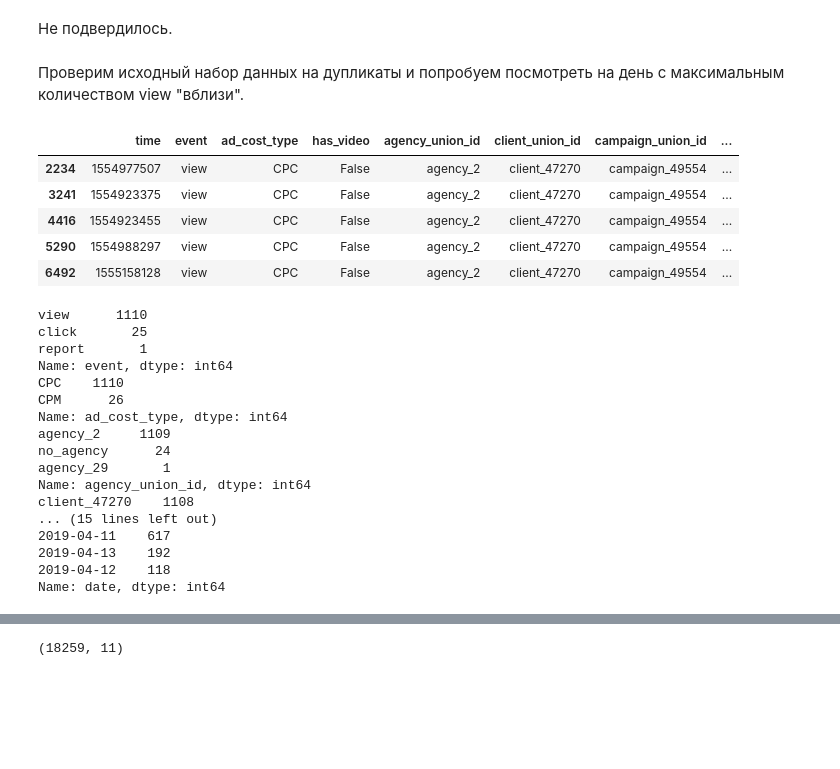
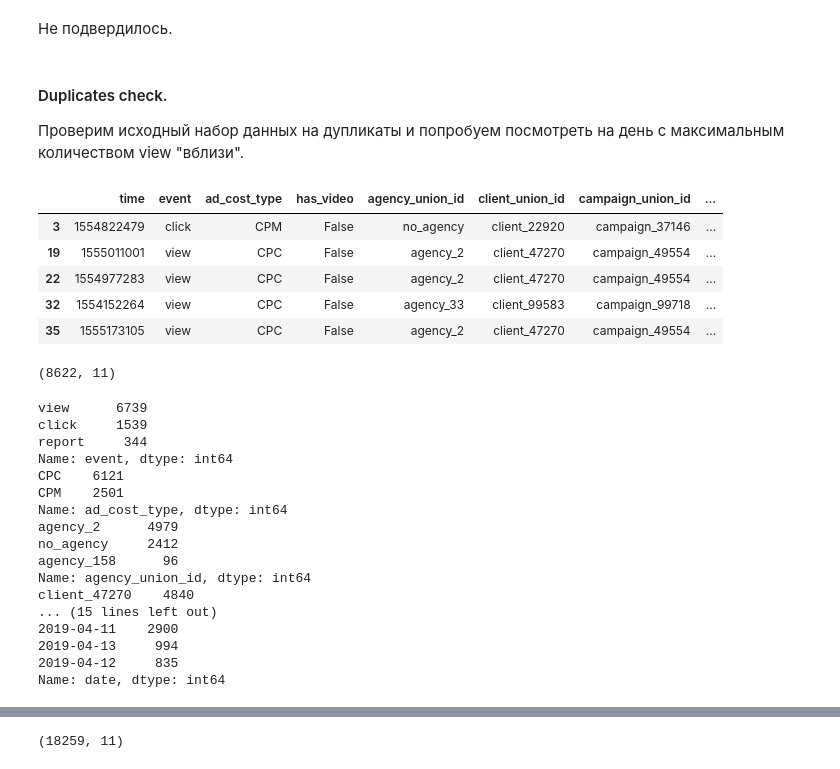
Before and after one commit to Espad/vk_analytics, a Jupyter notebook: vk_adv_analyse.ipynb, the cells around one changed output, grey strips where cells are left out. Cells and saved outputs as stored; diff of their text form; code cells hidden in the pictures; blank space fills up the shorter version.

```diff
--- a/vk_adv_analyse.ipynb
+++ b/vk_adv_analyse.ipynb
@@ -390,15 +377,16 @@ df[(df.date == '2019-04-11') & (df.event == 'view')][['event', 'ad_cost_type']].
 # %% [markdown]
 Не подвердилось.
 # %% [markdown]
+#### Duplicates check.
 Проверим исходный набор данных на дупликаты и попробуем посмотреть на день c максимальным количеством view "вблизи".
 # %%
 # duplicates
-df_duplicates = df[df.duplicated()]
+df_duplicates = df[df.duplicated(subset = ['time','platform'], keep = False)]
 df_duplicates.head()
 # %% [output]
 |  | time | event | ad_cost_type | has_video | agency_union_id | client_union_id | campaign_union_id | ... |
-| 2234 | 1554977507 | view | CPC | False | agency_2 | client_47270 | campaign_49554 | ... |
-| 3241 | 1554923375 | view | CPC | False | agency_2 | client_47270 | campaign_49554 | ... |
-| 4416 | 1554923455 | view | CPC | False | agency_2 | client_47270 | campaign_49554 | ... |
-| 5290 | 1554988297 | view | CPC | False | agency_2 | client_47270 | campaign_49554 | ... |
-| 6492 | 1555158128 | view | CPC | False | agency_2 | client_47270 | campaign_49554 | ... |
+| 3 | 1554822479 | click | CPM | False | no_agency | client_22920 | campaign_37146 | ... |
+| 19 | 1555011001 | view | CPC | False | agency_2 | client_47270 | campaign_49554 | ... |
+| 22 | 1554977283 | view | CPC | False | agency_2 | client_47270 | campaign_49554 | ... |
+| 32 | 1554152264 | view | CPC | False | agency_33 | client_99583 | campaign_99718 | ... |
+| 35 | 1555173105 | view | CPC | False | agency_2 | client_47270 | campaign_49554 | ... |
@@ -407,23 +393,27 @@ df_duplicates.head()
+# %%
+df_duplicates.shape
+# %% [output]
+(8622, 11)
 # %%
 # drop has video, cause it contains only false
 for column in df_duplicates.drop(['time','time_from_timestamp','has_video'], axis = 1):
     #print(column)
     print(df_duplicates[column].value_counts(ascending=False)[:3])
 # %% [output]
-view      1110
-click       25
-report       1
+view      6739
+click     1539
+report     344
 Name: event, dtype: int64
-CPC    1110
-CPM      26
+CPC    6121
+CPM    2501
 Name: ad_cost_type, dtype: int64
-agency_2     1109
-no_agency      24
-agency_29       1
+agency_2      4979
+no_agency     2412
+agency_158      96
 Name: agency_union_id, dtype: int64
-client_47270    1108
+client_47270    4840
 ... (15 lines left out)
-2019-04-11    617
-2019-04-13    192
-2019-04-12    118
+2019-04-11    2900
+2019-04-13     994
+2019-04-12     835
 Name: date, dtype: int64
```
Also changed, not shown: parts of 34 cells of this notebook.
